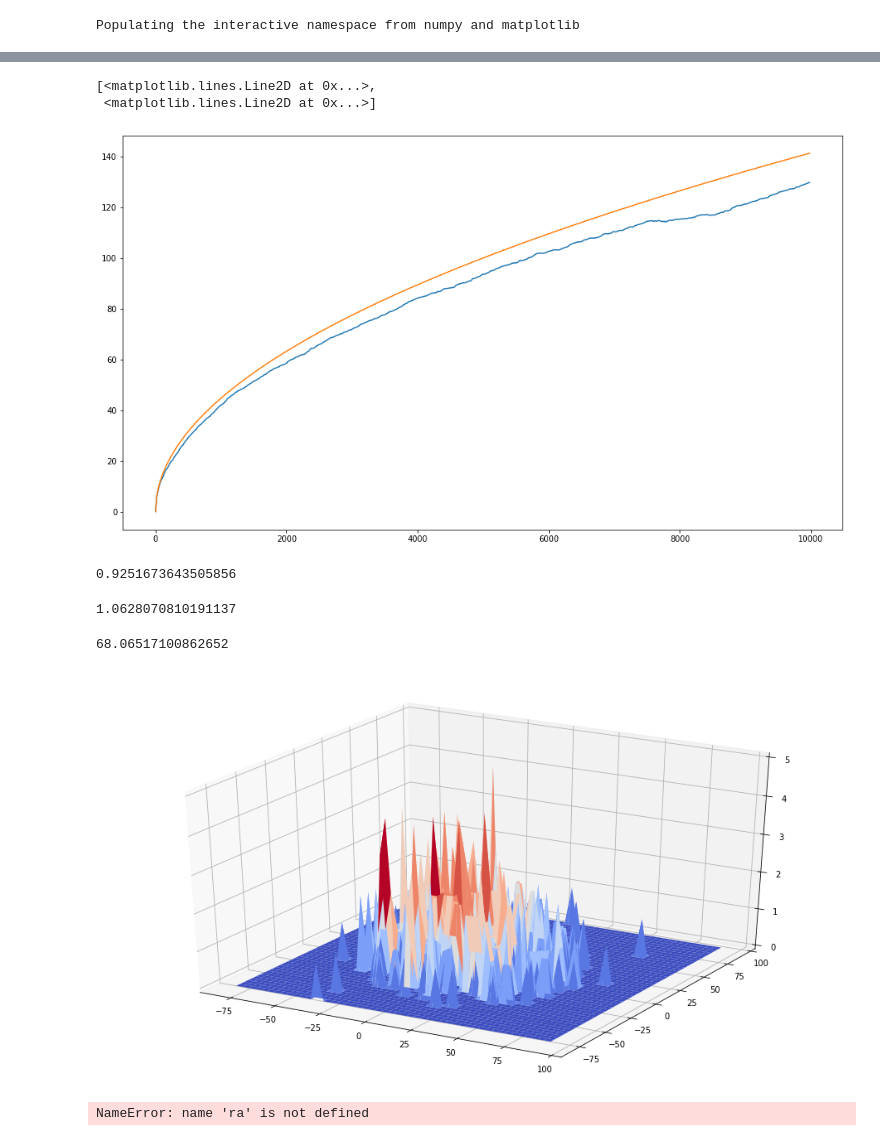
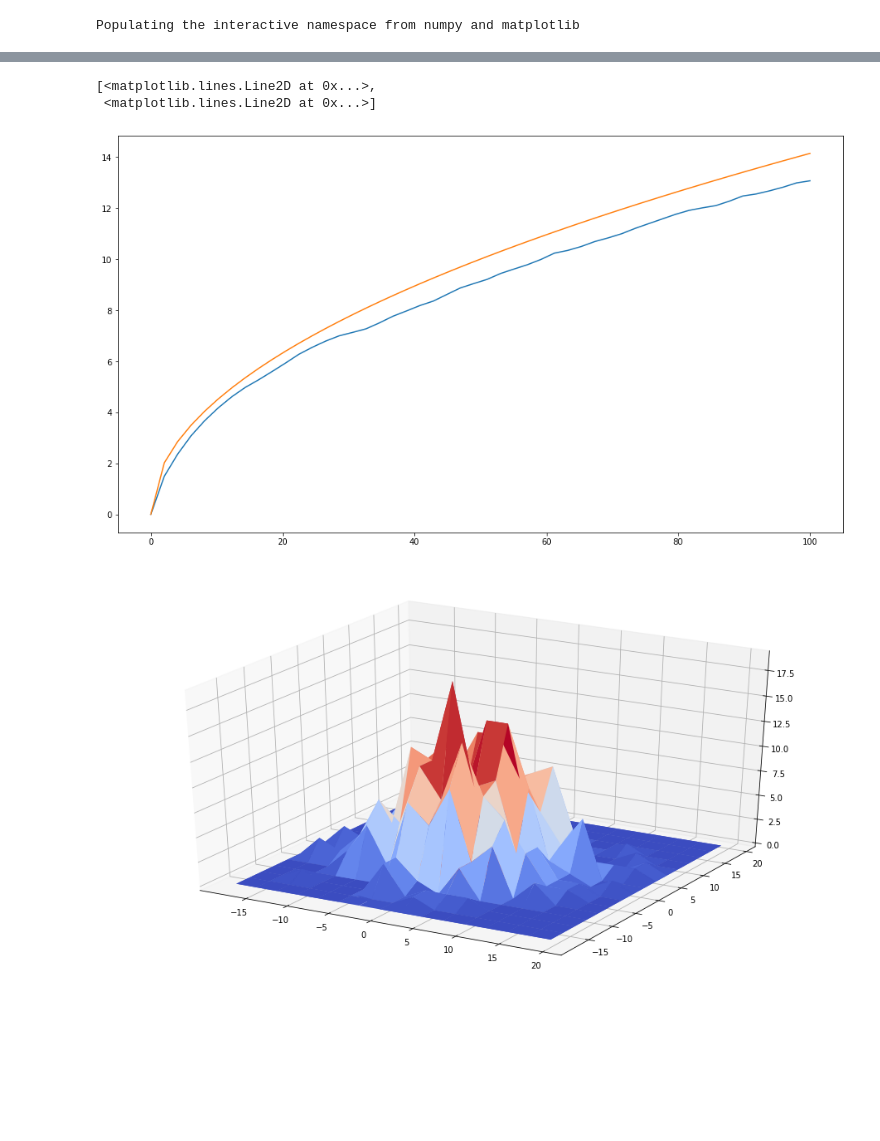
Before and after one commit to Batmaev/inf2, a Jupyter notebook: Main.ipynb, the cells around one changed output, grey strips where cells are left out. Saved outputs shown, nothing was run; the diff lists cells and outputs as text; code cells hidden in the pictures; blank space fills up the shorter version.

```diff
--- a/Main.ipynb
+++ b/Main.ipynb
@@ -13,7 +13,7 @@ parameters.velocity = 1 # Скорость (одинаковая для всех
 start_guide_cosines = classes.GuideCosines \
         (a=0.5, c=0.5, b=0.5**0.5) # Направляющие косинусы при t = 0
 
-time_limit = 10000        # Время моделирования в единицах лямбда / v
+time_limit = 100        # Время моделирования в единицах лямбда / v
 # %%
 import cycles
 one_particle_path = cycles.simulate_one_particle(parameters, start_position, start_guide_cosines, time_limit)
@@ -47,16 +47,4 @@ plt.plot(tar, mar, tar, predictions)
 # %% [output]
 [<matplotlib.lines.Line2D at 0x...>,
  <matplotlib.lines.Line2D at 0x...>]
-[figure, old version]
+[figure, new version]
-# %%
-mar[99] / predictions[99]
-# %% [output]
-0.9251673643505856
-# %%
-predictions[199] / mar[199]
-# %% [output]
-1.0628070810191137
-# %%
-mar[99] * 9 / 4 - predictions[99]
-# %% [output]
-68.06517100862652
@@ -65,12 +51,17 @@ mar[99] * 9 / 4 - predictions[99]
+# %%
+t = 50
+(cs, z) = cycles.xyDistribution(arar, t, 16) #cs = numpy.linspace(min, max)
+# %%
+densityPredictions = theory.probabilityDensity(cs, t)
 # %%
 #%matplotlib qt
+from numpy import meshgrid
+x, y = meshgrid(cs, cs)
 from mpl_toolkits.mplot3d import Axes3D
 fig = plt.figure(figsize=(16,9))
 ax = fig.gca(projection='3d')
+
 surf = ax.plot_surface(x,y,z,cmap=cm.coolwarm)
+surf2 = ax.plot_surface(x,y, densityPredictions, cmap=cm.coolwarm)
 # %% [output]
-[figure, old version]
+[figure, new version]
-# %%
-list(map(lambda obj : obj.y, ra))
-# %% [output]
-NameError: name 'ra' is not defined
```
Also changed, not shown: parts of 7 cells of this notebook, 2 other files.
